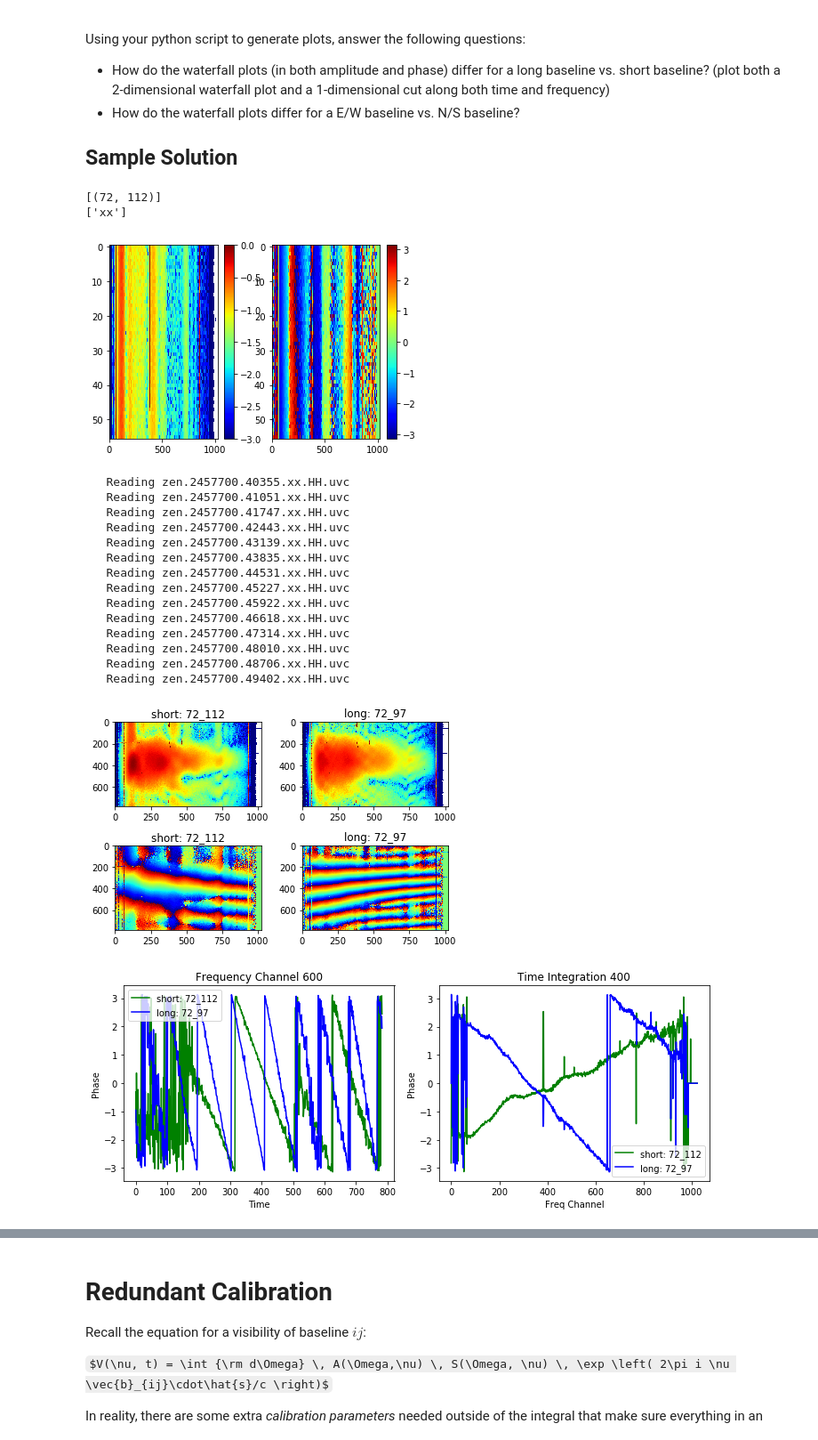
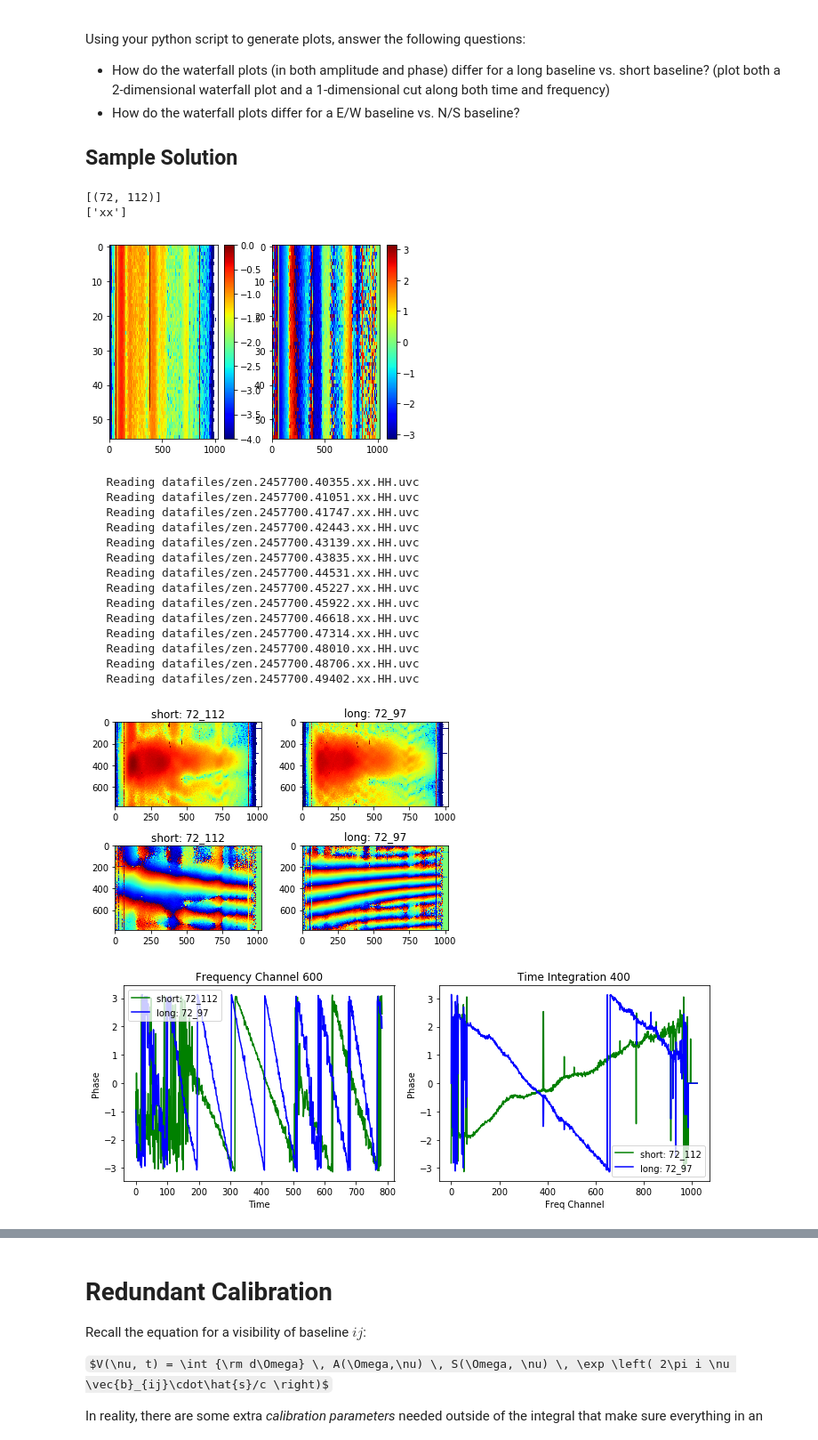
Before and after one commit to carinacheng/CHAMP2017, a Jupyter notebook: Lesson8_DataAnalysis/champ_tutorial.ipynb, the cells around one changed output, grey strips where cells are left out. Shown at 89% size. Saved outputs shown, nothing was run; the diff lists cells and outputs as text; code cells hidden in the pictures; some formulas as TeX source.

```diff
--- a/Lesson8_DataAnalysis/champ_tutorial.ipynb
+++ b/Lesson8_DataAnalysis/champ_tutorial.ipynb
@@ -73,7 +73,7 @@ import capo
 import glob
 
 # read in one file
-t, d, f = capo.miriad.read_files(['zen.2457700.40355.xx.HH.uvc'], antstr='72_112', polstr='xx')
+t, d, f = capo.miriad.read_files(['datafiles/zen.2457700.40355.xx.HH.uvc'], antstr='72_112', polstr='xx')
 
 # let's understand the data dictionary a little better
 print(d.keys())
@@ -86,7 +86,7 @@ print(d[(72,112)].keys())
 
 # let's plot the data both in amplitude and phase
 plt.subplot(121)
-plt.imshow(np.log10(np.abs(d[(72,112)]['xx'])), aspect='auto', vmax=0, vmin=-3, cmap='jet')
+plt.imshow(np.log10(np.abs(d[(72,112)]['xx'])), aspect='auto', vmax=0, vmin=-4, cmap='jet')
 plt.colorbar()
 plt.subplot(122)
 plt.imshow(np.angle(d[(72,112)]['xx']),aspect='auto', vmax=np.pi, vmin=-np.pi, cmap='jet')
@@ -94,17 +94,17 @@ plt.colorbar()
 plt.show()
 
 # define multiple files
-files = glob.glob('zen.2457700.4*xx.HH.uvc')
+files = glob.glob('datafiles/zen.2457700.4*xx.HH.uvc')
 
 # read in multiple files
 t, d, f = capo.miriad.read_files(files, antstr='cross', polstr='xx', verbose=True) # 'cross' tells the function to return all cross-visibilities
 
 # plot short vs. long baseline
 plt.subplot(221)
-plt.imshow(np.log10(np.abs(d[(72,112)]['xx'])), aspect='auto', vmax=0, vmin=-3, cmap='jet')
+plt.imshow(np.log10(np.abs(d[(72,112)]['xx'])), aspect='auto', vmax=0, vmin=-4, cmap='jet')
 plt.title('short: 72_112')
 plt.subplot(222)
-plt.imshow(np.log10(np.abs(d[(72,97)]['xx'])), aspect='auto', vmax=0, vmin=-3, cmap='jet')
+plt.imshow(np.log10(np.abs(d[(72,97)]['xx'])), aspect='auto', vmax=0, vmin=-4, cmap='jet')
 plt.title('long: 72_97')
 plt.subplot(223)
 plt.imshow(np.angle(d[(72,112)]['xx']), aspect='auto', vmax=np.pi, vmin=-np.pi, cmap='jet')
@@ -123,49 +123,49 @@ plt.plot(np.angle(d[(72,97)]['xx'][:,600]), 'b-', label='long: 72_97')
 plt.title('Frequency Channel 600')
 plt.xlabel('Time')
 plt.ylabel('Phase')
 plt.legend()
 plt.subplot(122)
 plt.plot(np.angle(d[(72,112)]['xx'][400,:]), 'g-', label='short: 72_112')
 plt.plot(np.angle(d[(72,97)]['xx'][400,:]), 'b-', label='long: 72_97')
 plt.title('Time Integration 400')
 plt.xlabel('Freq Channel')
 plt.ylabel('Phase')
 plt.legend()
 plt.tight_layout()
 plt.show()
 
 # plot E/W vs. N/S baseline (picked two of similar lengths)
 plt.subplot(221)
-plt.imshow(np.log10(np.abs(d[(72,97)]['xx'])), aspect='auto', vmax=0, vmin=-3, cmap='jet')
+plt.imshow(np.log10(np.abs(d[(72,97)]['xx'])), aspect='auto', vmax=0, vmin=-4, cmap='jet')
 plt.title('E/W: 72_97')
 plt.subplot(222)
-plt.imshow(np.log10(np.abs(d[(9,72)]['xx'])), aspect='auto', vmax=0, vmin=-3, cmap='jet')
+plt.imshow(np.log10(np.abs(d[(9,72)]['xx'])), aspect='auto', vmax=0, vmin=-4, cmap='jet')
 plt.title('N/S: 72_9')
 plt.subplot(223)
 plt.imshow(np.angle(d[(72,97)]['xx']), aspect='auto', vmax=np.pi, vmin=-np.pi, cmap='jet')
 plt.title('E/W: 72_97')
 plt.subplot(224)
 plt.imshow(np.angle(d[(9,72)]['xx']), aspect='auto', vmax=np.pi, vmin=-np.pi, cmap='jet')
 plt.title('N/S: 72_9')
 plt.tight_layout()
 plt.show()
 # %% [output]
 [(72, 112)]
 ['xx']
-[figure, old version]
+[figure, new version]
-   Reading zen.2457700.40355.xx.HH.uvc
-   Reading zen.2457700.41051.xx.HH.uvc
-   Reading zen.2457700.41747.xx.HH.uvc
-   Reading zen.2457700.42443.xx.HH.uvc
-   Reading zen.2457700.43139.xx.HH.uvc
-   Reading zen.2457700.43835.xx.HH.uvc
-   Reading zen.2457700.44531.xx.HH.uvc
-   Reading zen.2457700.45227.xx.HH.uvc
-   Reading zen.2457700.45922.xx.HH.uvc
-   Reading zen.2457700.46618.xx.HH.uvc
-   Reading zen.2457700.47314.xx.HH.uvc
-   Reading zen.2457700.48010.xx.HH.uvc
-   Reading zen.2457700.48706.xx.HH.uvc
-   Reading zen.2457700.49402.xx.HH.uvc
+   Reading datafiles/zen.2457700.40355.xx.HH.uvc
+   Reading datafiles/zen.2457700.41051.xx.HH.uvc
+   Reading datafiles/zen.2457700.41747.xx.HH.uvc
+   Reading datafiles/zen.2457700.42443.xx.HH.uvc
+   Reading datafiles/zen.2457700.43139.xx.HH.uvc
+   Reading datafiles/zen.2457700.43835.xx.HH.uvc
+   Reading datafiles/zen.2457700.44531.xx.HH.uvc
+   Reading datafiles/zen.2457700.45227.xx.HH.uvc
+   Reading datafiles/zen.2457700.45922.xx.HH.uvc
+   Reading datafiles/zen.2457700.46618.xx.HH.uvc
+   Reading datafiles/zen.2457700.47314.xx.HH.uvc
+   Reading datafiles/zen.2457700.48010.xx.HH.uvc
+   Reading datafiles/zen.2457700.48706.xx.HH.uvc
+   Reading datafiles/zen.2457700.49402.xx.HH.uvc
-[figure, old version]
+[figure, new version]
 [figure]
```
Also changed, not shown: parts of 3 cells of this notebook.
